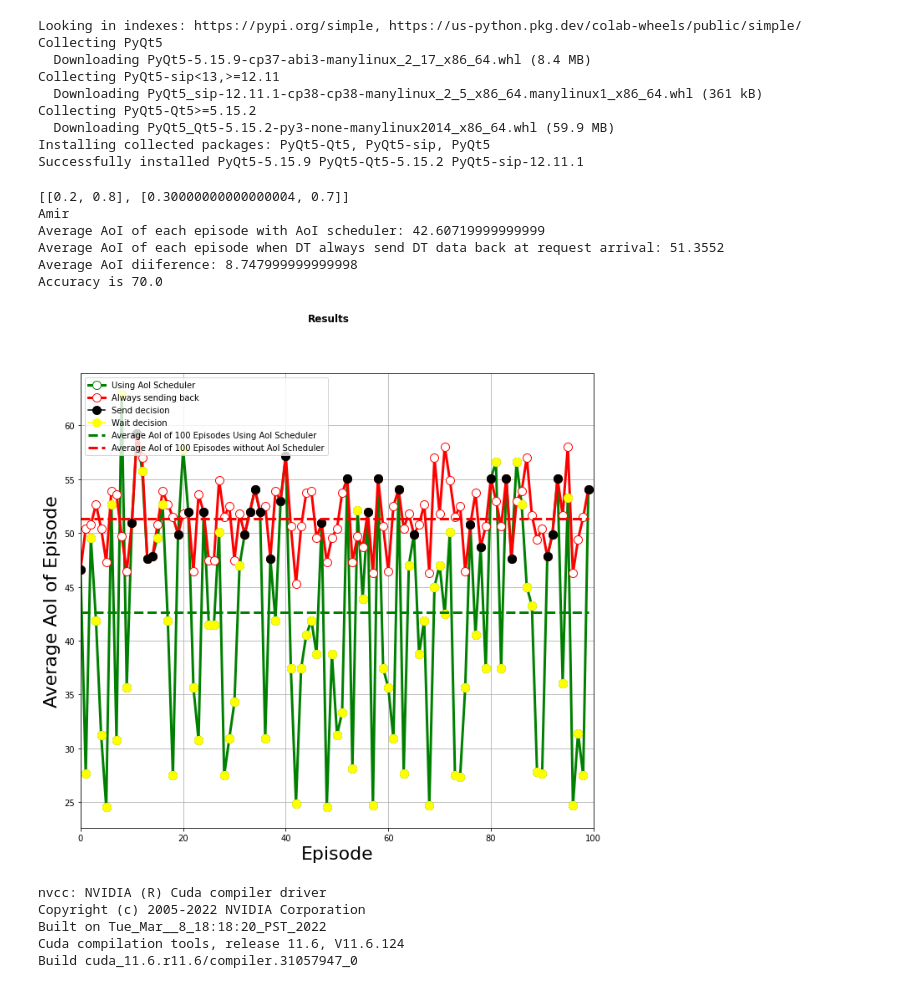
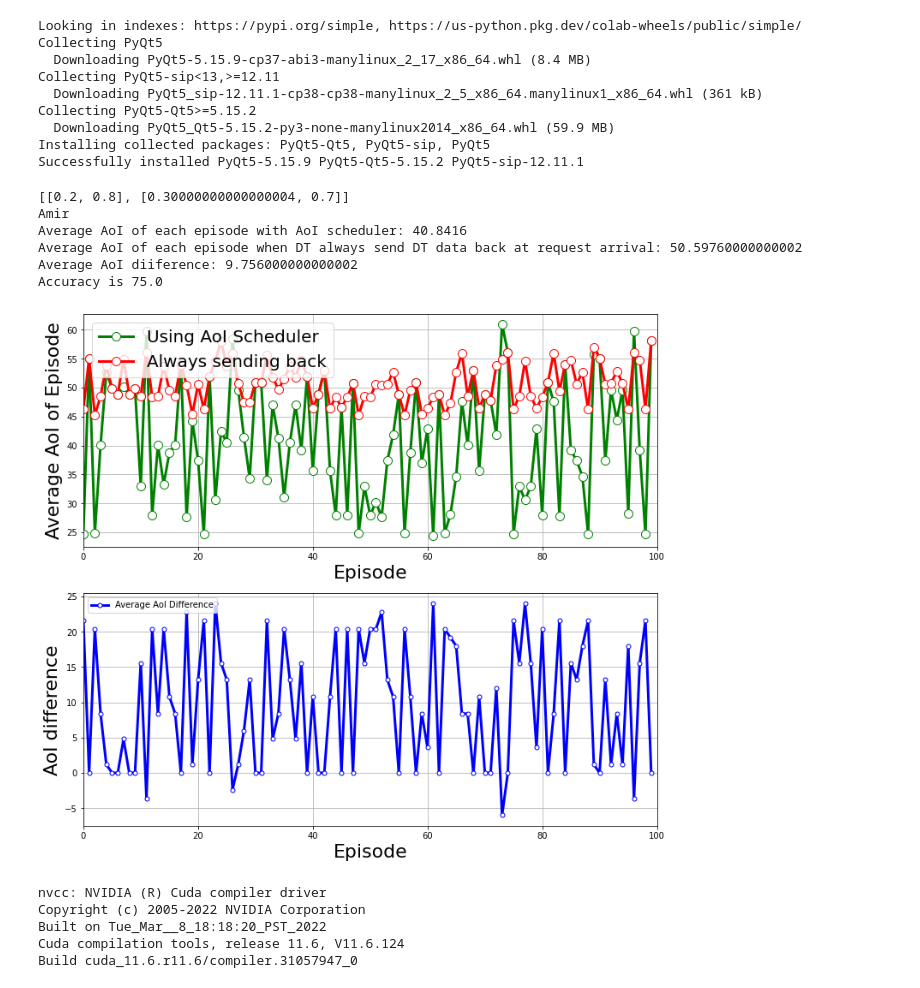
Before and after one commit to amirhoseinaghaei/Research_Simulation, a Jupyter notebook: Research_Simulation.ipynb, the cells around one changed output. Drawn from its saved outputs; the diff is of its cells as text; code cells hidden in the pictures.

```diff
--- a/Research_Simulation.ipynb
+++ b/Research_Simulation.ipynb
@@ -1125,60 +1125,66 @@ for i in range(NUM_EPISODE):
           Total_Reward_List.append(sum(Episode_AoI)/deadline)
 
 
-fig, ax = plt.subplots(figsize=(11,10))
+fig, ax = plt.subplots(2,figsize=(12,11))
 
 
 AVerageAoIUsingScheduler = [sum(Total_Reward_List)/NUM_EPISODE for i in range(NUM_EPISODE)]
 AVerageAoIWithoutScheduler = [sum(Total_Reward_List_Without_Optimal_Policy)/NUM_EPISODE for i in range(NUM_EPISODE)]
 
 AoI_Difference_List = [Total_Reward_List_Without_Optimal_Policy[i] - Total_Reward_List[i] for i in range(len(Total_Reward_List_Without_Optimal_Policy)) ]
 
+ax[1].plot(AoI_Difference_List, label ='Average AoI Difference', color = "b" ,mec = 'b', mfc = 'w', marker='.', markersize = 10, linestyle = "solid", linewidth = 3)
 
-ax.plot(Total_Reward_List, label ='Using AoI Scheduler', color = "g" ,mec = 'g', mfc = 'w', marker='.', markersize = 20, linestyle = "solid", linewidth = 3)
-ax.plot(Total_Reward_List_Without_Optimal_Policy, label ='Always sending back' , mec = 'r', mfc = 'w', color = "r", marker='.', markersize = 20,  linestyle = "solid", linewidth = 3)
-for i in range(len(Total_Reward_List)):
-    if Total_Reward_List[i] == Total_Reward_List_Without_Optimal_Policy[i]:
-        color = 'black'  # set the marker color to red if the values are equal
-        ax.plot(i, Total_Reward_List_Without_Optimal_Policy[i], label ='Send decision', color=color, marker='o', markersize=10)
-for i in range(len(Total_Reward_List)):
-    if Total_Reward_List[i] != Total_Reward_List_Without_Optimal_Policy[i]:
-        color = 'yellow'  # set the marker color to red if the values are equal
-        ax.plot(i, Total_Reward_List[i], label ='Wait decision', color=color, marker='o', markersize=10)
+ax[0].plot(Total_Reward_List, label ='Using AoI Scheduler', color = "g" ,mec = 'g', mfc = 'w', marker='.', markersize = 20, linestyle = "solid", linewidth = 3)
+ax[0].plot(Total_Reward_List_Without_Optimal_Policy, label ='Always sending back' , mec = 'r', mfc = 'w', color = "r", marker='.', markersize = 20,  linestyle = "solid", linewidth = 3)
+# for i in range(len(Total_Reward_List)):
+#     if AoI_Difference_List[i] == 0:
+#         color = 'black'  # set the marker color to red if the values are equal
+#         ax[1].plot(i, AoI_Difference_List[i], label ='Send decision', color=color, marker='o', markersize=5)
+# for i in range(len(Total_Reward_List)):
+#     if AoI_Difference_List[i] != 0:
+#         color = 'yellow'  # set the marker color to red if the values are equal
+#         ax[1].plot(i, AoI_Difference_List[i], label ='Wait decision', color=color, marker='o', markersize=5)
 
-ax.plot(AVerageAoIUsingScheduler, label ='Average AoI of 100 Episodes Using AoI Scheduler', color = "g" , markersize = 5, linestyle = "dashed", linewidth = 3)
-ax.plot(AVerageAoIWithoutScheduler, label ='Average AoI of 100 Episodes without AoI Scheduler' , color = "r", markersize = 5,  linestyle = "dashed", linewidth = 3)
 
-ax.legend(fontsize = 10, loc='upper left')
+# ax.plot(AVerageAoIUsingScheduler, label ='Average AoI of 100 Episodes Using AoI Scheduler', color = "g" , markersize = 5, linestyle = "dashed", linewidth = 3)
+# ax.plot(AVerageAoIWithoutScheduler, label ='Average AoI of 100 Episodes without AoI Scheduler' , color = "r", markersize = 5,  linestyle = "dashed", linewidth = 3)
+
+ax[0].legend(fontsize = 20, loc='upper left')
+ax[1].legend(fontsize = 20, loc='upper left')
 handles, labels = plt.gca().get_legend_handles_labels()
 by_label = dict(zip(labels, handles))
-ax.legend(by_label.values(), by_label.keys(), loc='upper left')
-ax.grid()
+ax[1].legend(by_label.values(), by_label.keys(), loc='upper left')
 
-
-ax.set_xlabel("Episode", fontsize = 22.0)
-ax.set_ylabel("Average AoI of Episode", fontsize = 22.0)
-ax.set_xlim(xmin=0, xmax=100)
-fig.suptitle("Results", fontweight ="bold")
+ax[0].grid()
+ax[1].grid()
+ax[0].set_xlabel("Episode", fontsize = 22.0)
+ax[0].set_ylabel("Average AoI of Episode", fontsize = 22.0)
+ax[0].set_xlim(xmin=0, xmax=100)
+ax[1].set_xlabel("Episode", fontsize = 22.0)
+ax[1].set_ylabel("AoI difference", fontsize = 22.0)
+ax[1].set_xlim(xmin=0, xmax=100)
+# fig.suptitle("Results", fontweight ="bold")
 
 fig.savefig('SimulationResult_DDDQN_70_125_0.2_0.8.pdf')
 
 print(f"Average AoI of each episode with AoI scheduler: {sum(Total_Reward_List)/NUM_EPISODE}")
 print(f"Average AoI of each episode when DT always send DT data back at request arrival: {sum(Total_Reward_List_Without_Optimal_Policy)/NUM_EPISODE}")
 print(f"Average AoI diiference: {sum(AoI_Difference_List)/NUM_EPISODE}")
 
 number_of_optimal_actions = 0
 for i in AoI_Difference_List:
   if i > 0 or i < 0:
       number_of_optimal_actions += 1
 print(f"Accuracy is {(number_of_optimal_actions/len(AoI_Difference_List))*100}")
 # %% [output]
 [[0.2, 0.8], [0.30000000000000004, 0.7]]
 Amir
-Average AoI of each episode with AoI scheduler: 42.60719999999999
-Average AoI of each episode when DT always send DT data back at request arrival: 51.3552
-Average AoI diiference: 8.747999999999998
-Accuracy is 70.0
+Average AoI of each episode with AoI scheduler: 40.8416
+Average AoI of each episode when DT always send DT data back at request arrival: 50.59760000000002
+Average AoI diiference: 9.756000000000002
+Accuracy is 75.0
-[figure, old version]
+[figure, new version]
 # %%
 !nvcc --version
 # %% [output]
```
